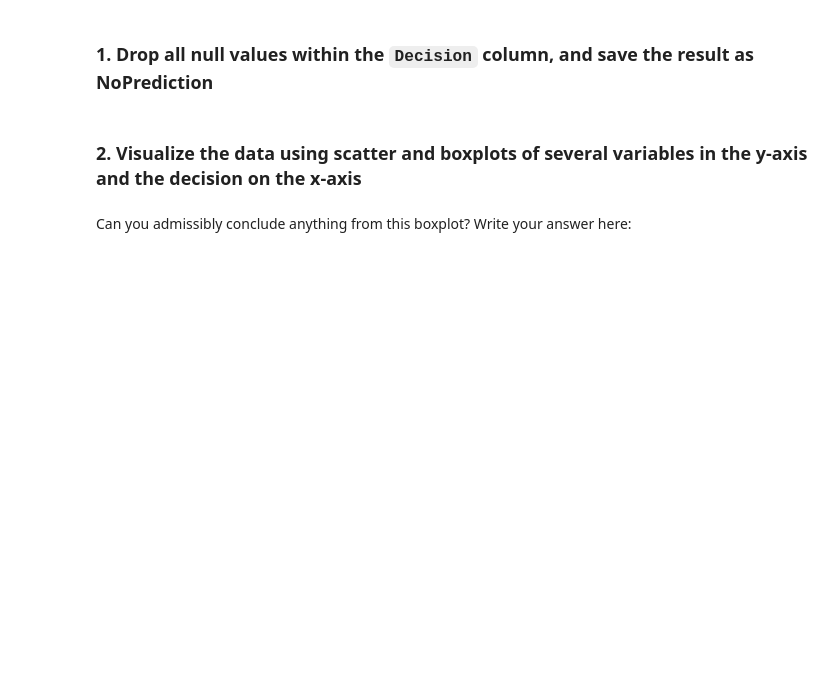
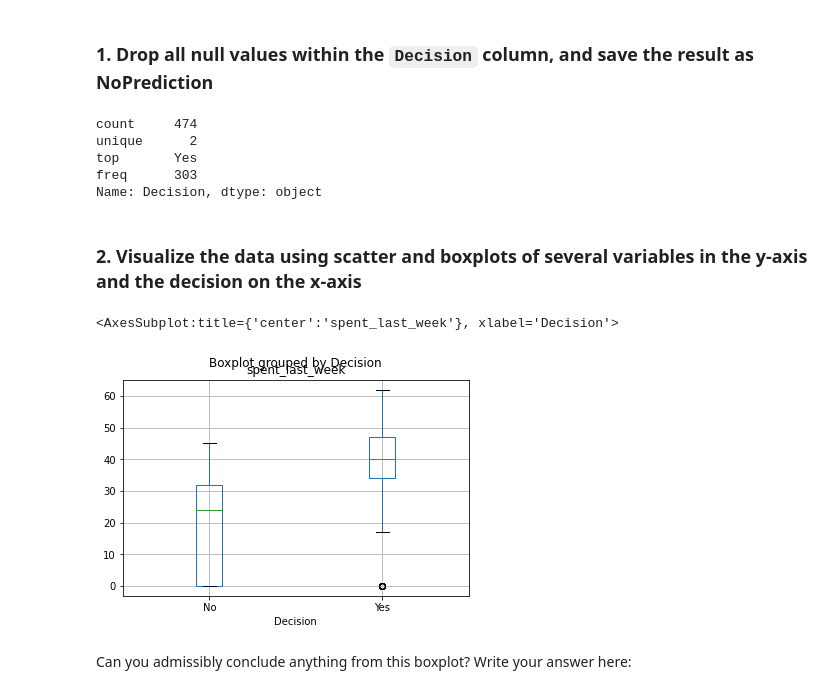
Before and after one commit to AaronCarney/Case-Study---RR-Diner-Coffee, a Jupyter notebook: 1613148038_Springboard_Decision_Tree_Specialty_Coffee_Case_Study_28012021_2_/Springboard Decision Tree Specialty Coffee Case Study - Tier 3.ipynb, the cells around one changed output. Drawn from its saved outputs; the diff is of its cells as text; code cells hidden in the pictures; blank space fills up the shorter version.

```diff
--- a/1613148038_Springboard_Decision_Tree_Specialty_Coffee_Case_Study_28012021_2_/Springboard Decision Tree Specialty Coffee Case Study - Tier 3.ipynb
+++ b/1613148038_Springboard_Decision_Tree_Specialty_Coffee_Case_Study_28012021_2_/Springboard Decision Tree Specialty Coffee Case Study - Tier 3.ipynb
@@ -259,15 +261,26 @@ To execute the train/test split properly, we need to do five things:
 # NoPrediction will contain all known values for the decision
 # Call dropna() on coffeeData, and store the result in a variable NOPrediction
 # Call describe() on the Decision column of NoPrediction after calling dropna() on coffeeData
-_ _ _
-_ _ _
+NOPrediction = coffeeData.dropna()
+NOPrediction['Decision'].describe()
+#NOPrediction.head()
+# %% [output]
+count     474
+unique      2
+top       Yes
+freq      303
+Name: Decision, dtype: object
 # %% [markdown]
 ### 2. Visualize the data using scatter and boxplots of several variables in the y-axis and the decision on the x-axis
 # %%
 # Exploring our new NOPrediction dataset
 # Make a boxplot on NOPrediction where the x axis is Decision, and the y axis is spent_last_week
-_ _ _
-_ _ _
+NOPrediction.boxplot(by = 'Decision', column = 'spent_last_week')
+
+# tried the plt version...couldn't find how to do y so I gave up and did the other version...
+# %% [output]
+<AxesSubplot:title={'center':'spent_last_week'}, xlabel='Decision'>
+[figure, added]
 # %% [markdown]
 Can you admissibly conclude anything from this boxplot? Write your answer here:
 # %%
```
Also changed, not shown: parts of 32 cells of this notebook.
